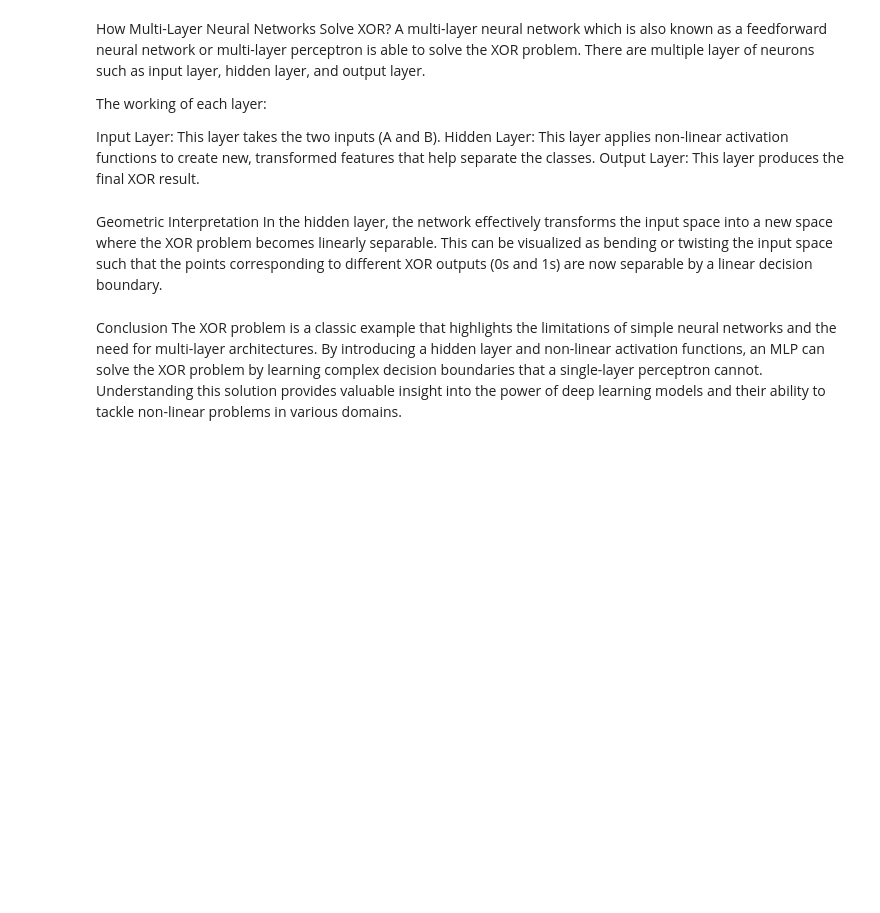
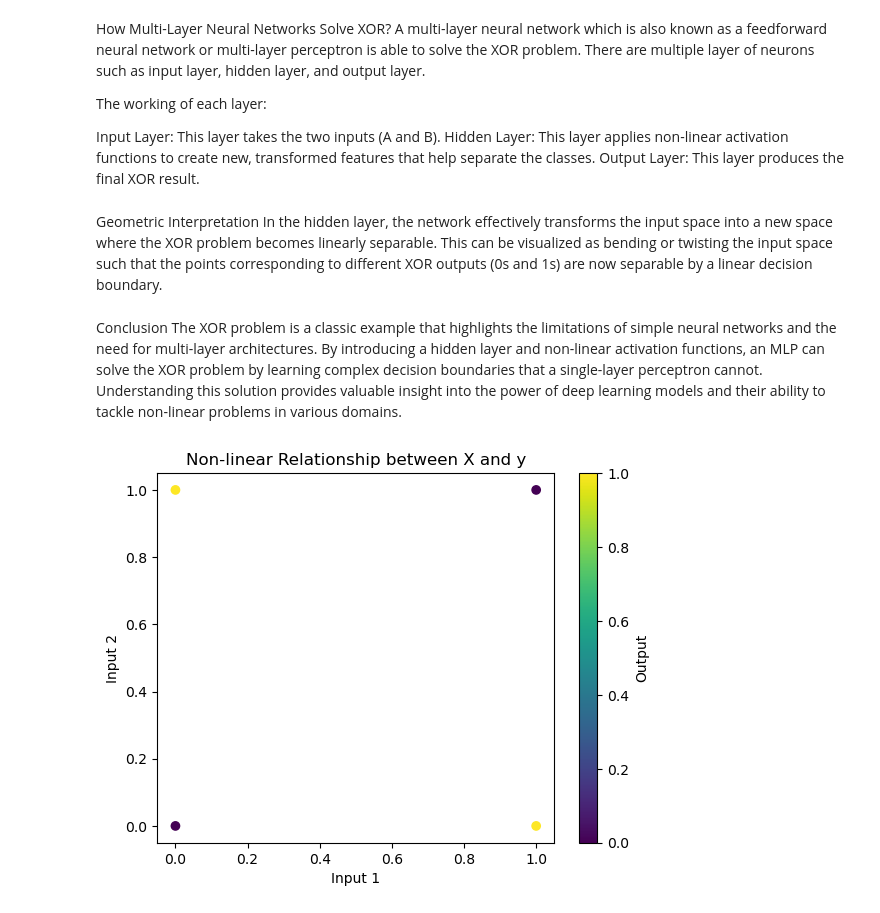
Before and after one commit to kelvinprabhu/DeepLearning_MSAIML, a Jupyter notebook: XOR.ipynb, the cells around one changed output. Drawn from its saved outputs; the diff is of its cells as text; code cells hidden in the pictures; blank space fills up the shorter version.

```diff
--- a/XOR.ipynb
+++ b/XOR.ipynb
@@ -103,3 +103,15 @@ In the hidden layer, the network effectively transforms the input space into a n
 # %% [markdown]
 Conclusion
 The XOR problem is a classic example that highlights the limitations of simple neural networks and the need for multi-layer architectures. By introducing a hidden layer and non-linear activation functions, an MLP can solve the XOR problem by learning complex decision boundaries that a single-layer perceptron cannot. Understanding this solution provides valuable insight into the power of deep learning models and their ability to tackle non-linear problems in various domains.
+# %%
+import matplotlib.pyplot as plt
+
+# Plot the data points
+plt.scatter(X[:, 0], X[:, 1], c=y.flatten(), cmap='viridis')
+plt.xlabel('Input 1')
+plt.ylabel('Input 2')
+plt.title('Non-linear Relationship between X and y')
+plt.colorbar(label='Output')
+plt.show()
+# %% [output]
+[figure, added]
```
Also changed, not shown: parts of 2 cells of this notebook.
